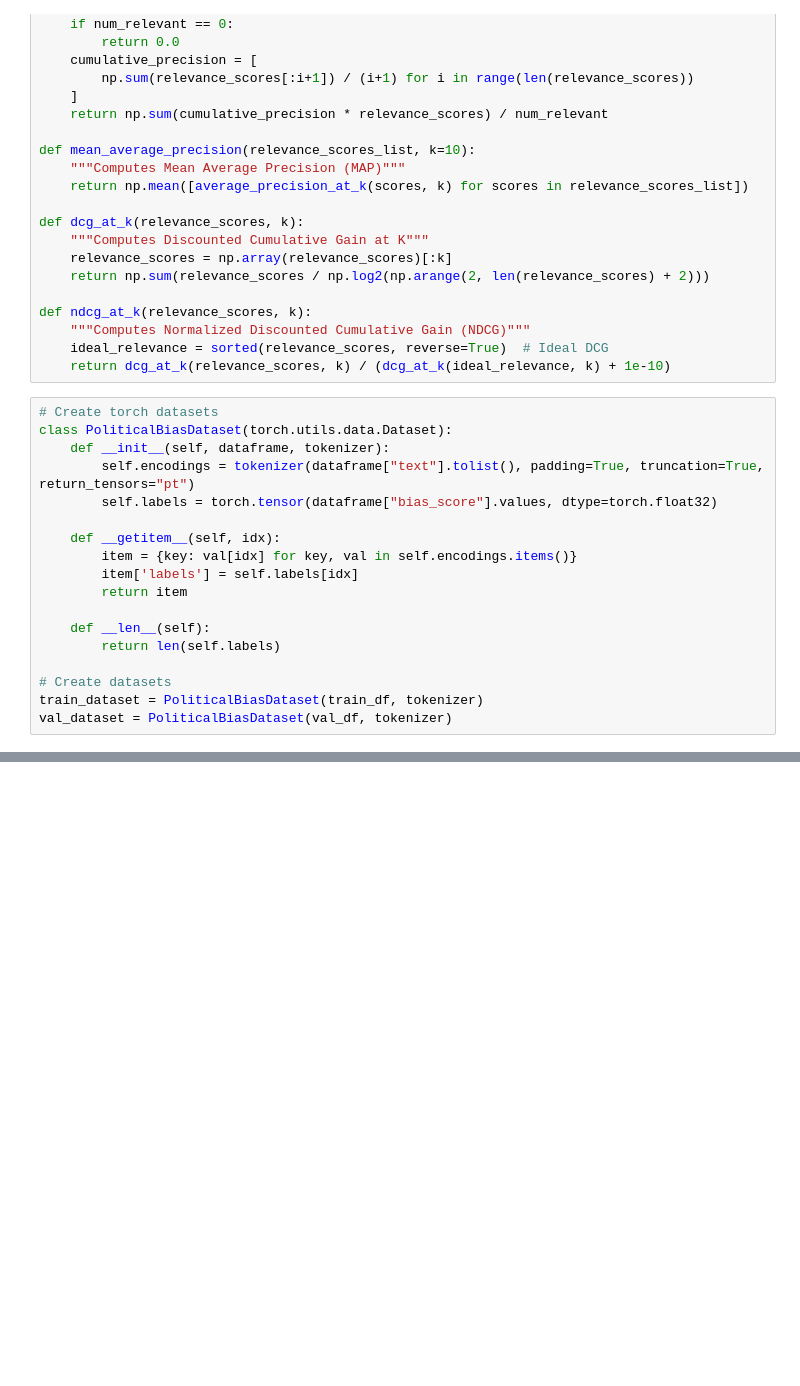
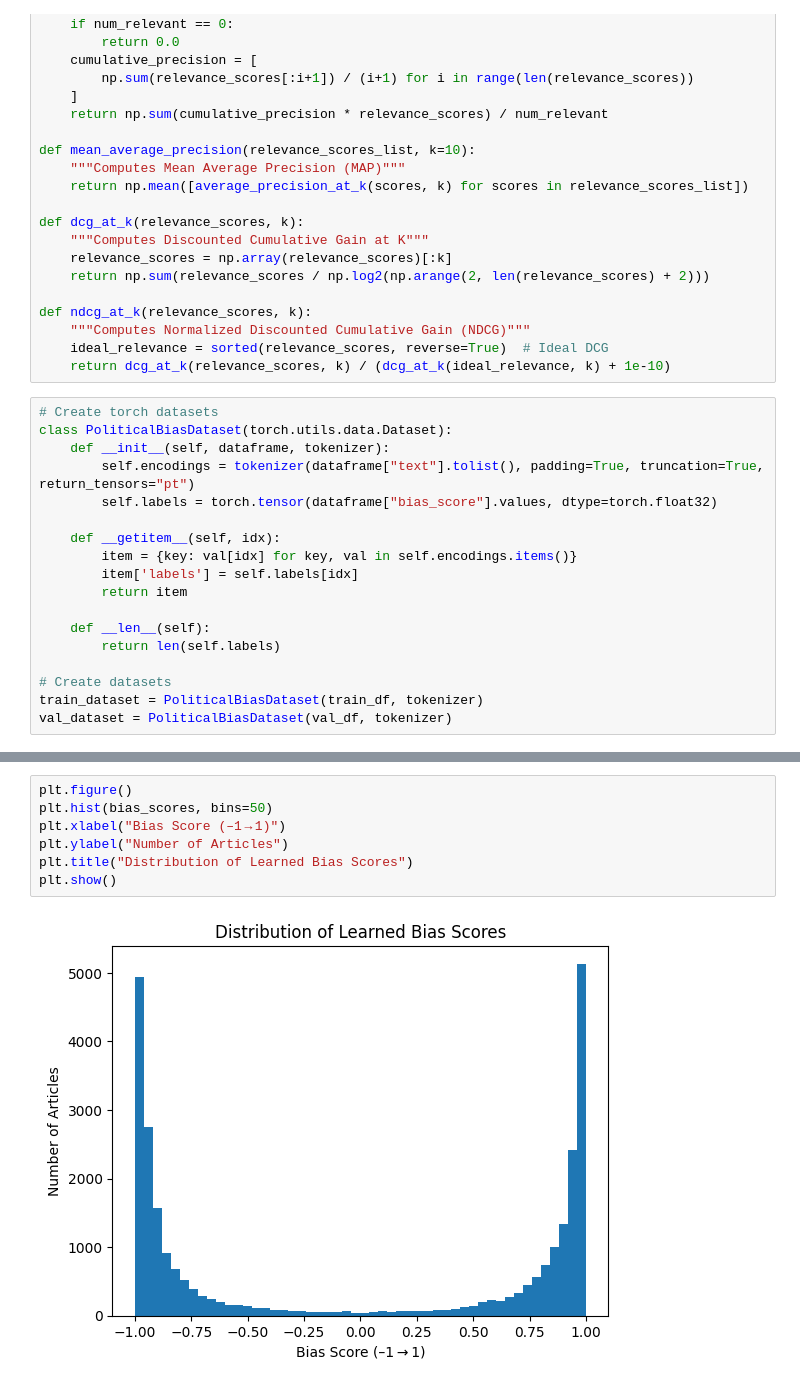
Before and after one commit to lmethratta/Poliscope, a Jupyter notebook: model.ipynb, the cells around one changed output, grey strips where cells are left out. Saved outputs shown, nothing was run; the diff lists cells and outputs as text; blank space fills up the shorter version.

```diff
--- a/model.ipynb
+++ b/model.ipynb
@@ -526,0 +553,9 @@ Rank BM25       Bias       Final      Text Excerpt
+# %%
+plt.figure()
+plt.hist(bias_scores, bins=50)
+plt.xlabel("Bias Score (–1 → 1)")
+plt.ylabel("Number of Articles")
+plt.title("Distribution of Learned Bias Scores")
+plt.show()
+# %% [output]
+[figure, added]
```
Also changed, not shown: parts of 18 cells of this notebook.
